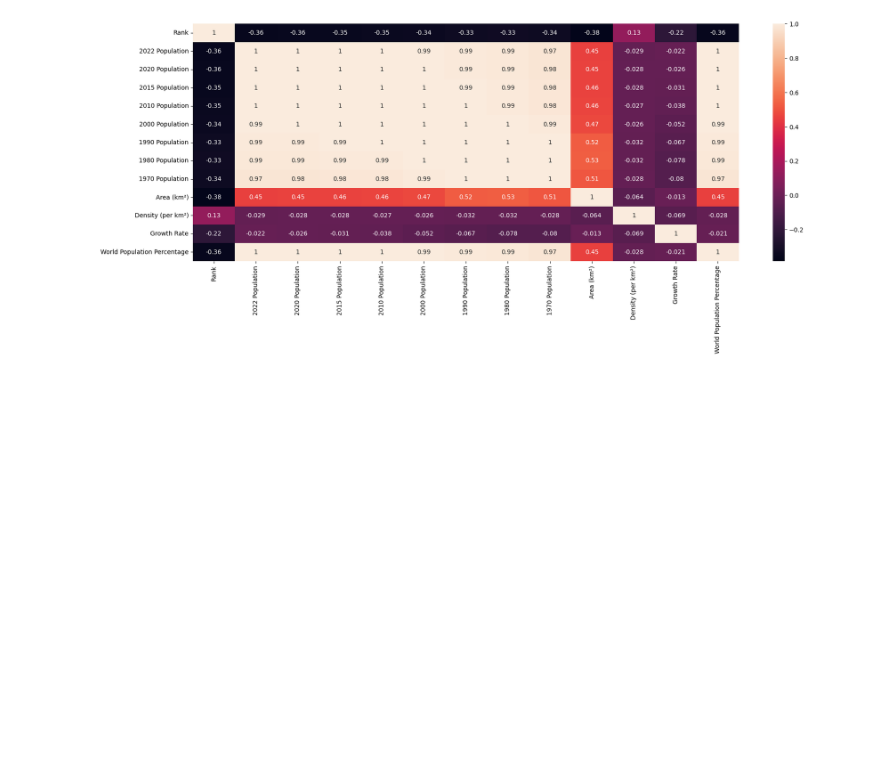
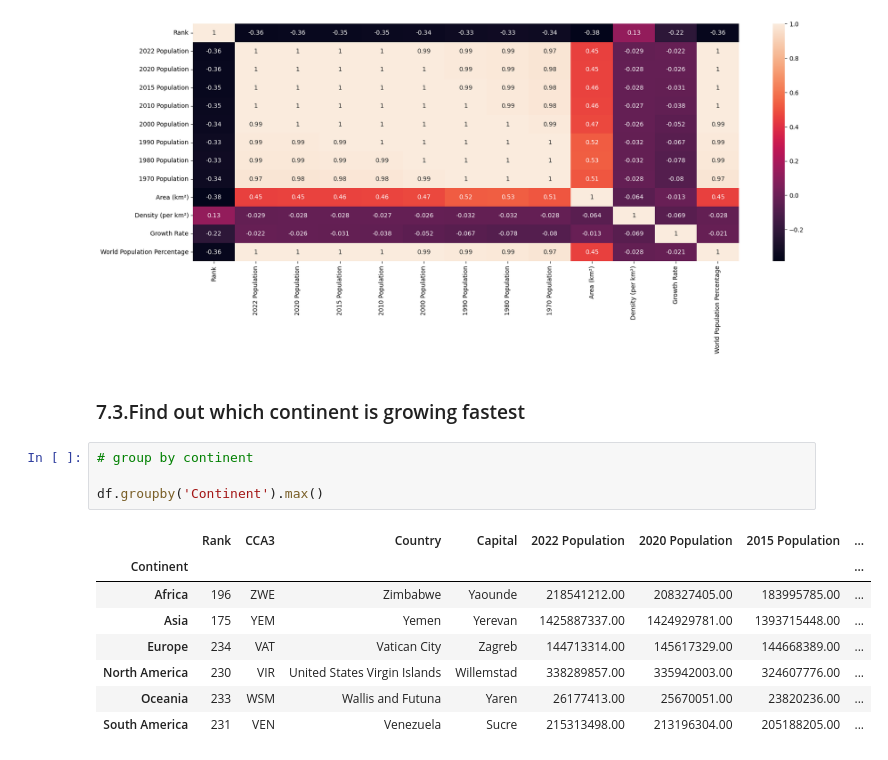
Before and after one commit to Pearl-15/EDA_in_Pandas, a Jupyter notebook: EDA_in_Pandas.ipynb, the cells around one changed output. Cells and saved outputs as stored; diff of their text form; blank space fills up the shorter version.

```diff
--- a/EDA_in_Pandas.ipynb
+++ b/EDA_in_Pandas.ipynb
@@ -194,3 +194,18 @@ plt.rcParams[ 'figure.figsize'] = (20,7)
 plt.show()
 # %% [output]
 [figure]
+# %% [markdown]
+### 7.3.Find out which continent is growing fastest
+# %%
+# group by continent
+
+df.groupby('Continent').max()
+# %% [output]
+|  | Rank | CCA3 | Country | Capital | 2022 Population | 2020 Population | 2015 Population | ... |
+| Continent |  |  |  |  |  |  |  | ... |
+| Africa | 196 | ZWE | Zimbabwe | Yaounde | 218541212.00 | 208327405.00 | 183995785.00 | ... |
+| Asia | 175 | YEM | Yemen | Yerevan | 1425887337.00 | 1424929781.00 | 1393715448.00 | ... |
+| Europe | 234 | VAT | Vatican City | Zagreb | 144713314.00 | 145617329.00 | 144668389.00 | ... |
+| North America | 230 | VIR | United States Virgin Islands | Willemstad | 338289857.00 | 335942003.00 | 324607776.00 | ... |
+| Oceania | 233 | WSM | Wallis and Futuna | Yaren | 26177413.00 | 25670051.00 | 23820236.00 | ... |
+| South America | 231 | VEN | Venezuela | Sucre | 215313498.00 | 213196304.00 | 205188205.00 | ... |
```
Also changed, not shown: parts of 9 cells of this notebook.
